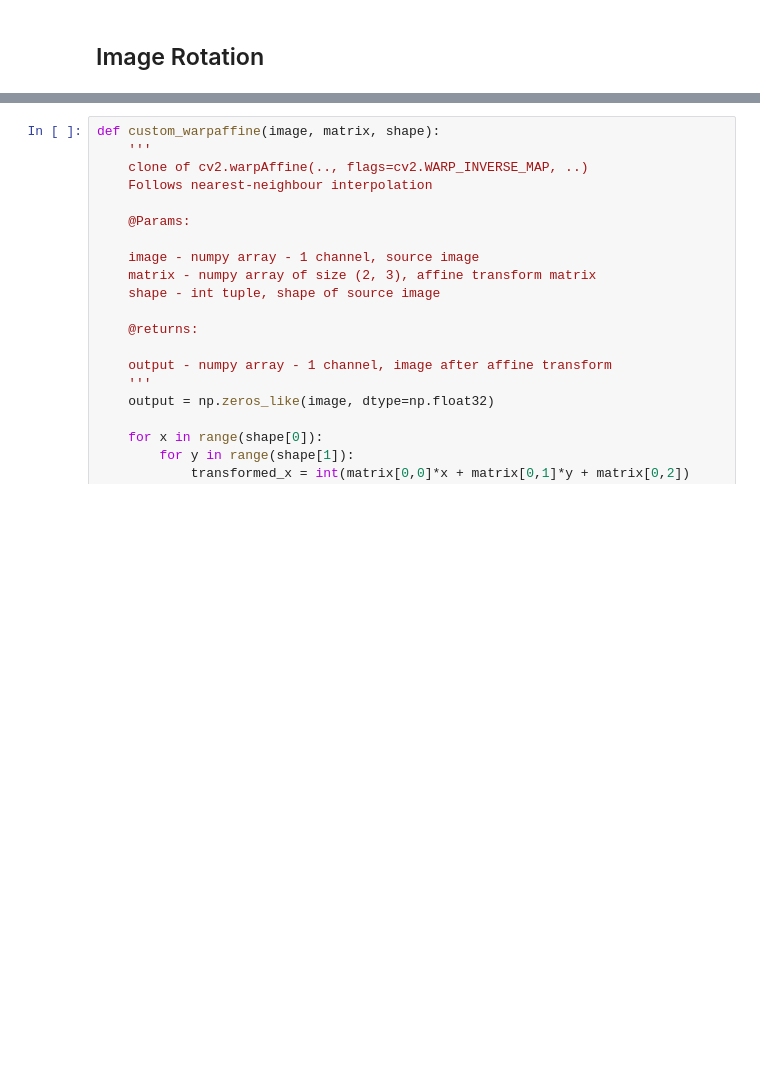
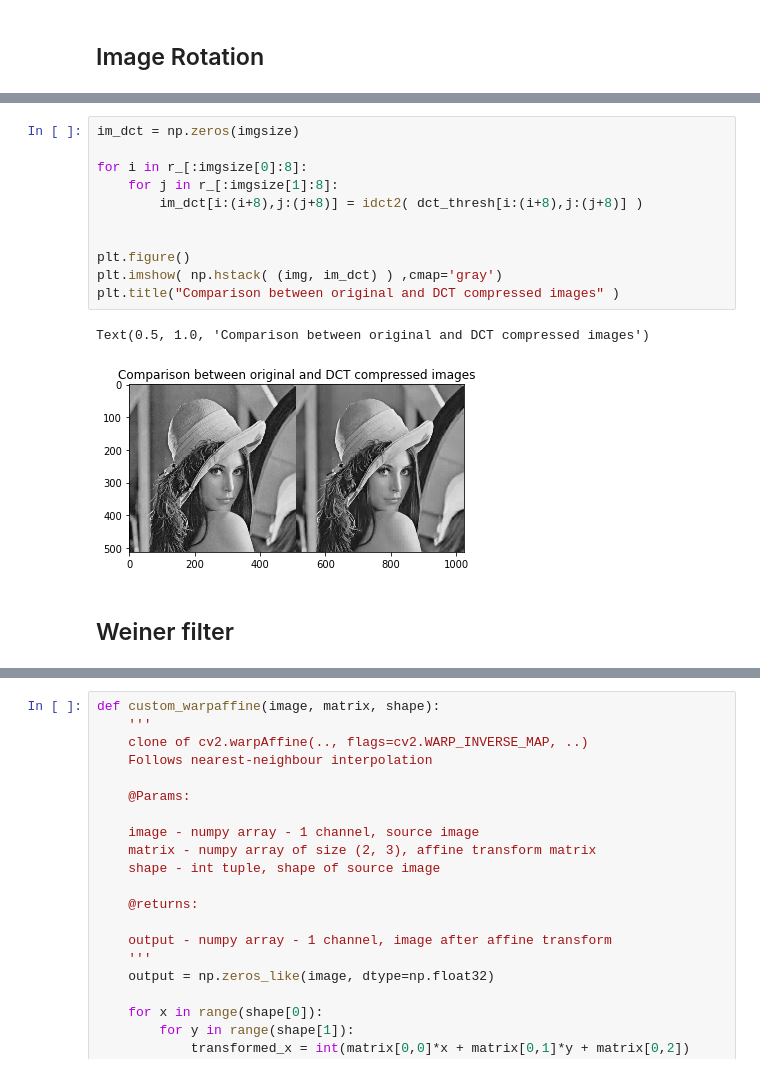
Before and after one commit to HariharasudhanAS/Computer-Vision, a Jupyter notebook: Assignment 1.ipynb, the cells around one changed output, grey strips where cells are left out. Drawn from its saved outputs; the diff is of its cells as text; blank space fills up the shorter version.

```diff
--- a/Assignment 1.ipynb
+++ b/Assignment 1.ipynb
@@ -90,0 +145,16 @@ Wall time: 603 µs
+# %%
+im_dct = np.zeros(imgsize)
+
+for i in r_[:imgsize[0]:8]:
+    for j in r_[:imgsize[1]:8]:
+        im_dct[i:(i+8),j:(j+8)] = idct2( dct_thresh[i:(i+8),j:(j+8)] )
+
+
+plt.figure()
+plt.imshow( np.hstack( (img, im_dct) ) ,cmap='gray')
+plt.title("Comparison between original and DCT compressed images" )
+# %% [output]
+Text(0.5, 1.0, 'Comparison between original and DCT compressed images')
+[figure, added]
+# %% [markdown]
+## Weiner filter
```
Also changed, not shown: parts of 19 cells of this notebook.
